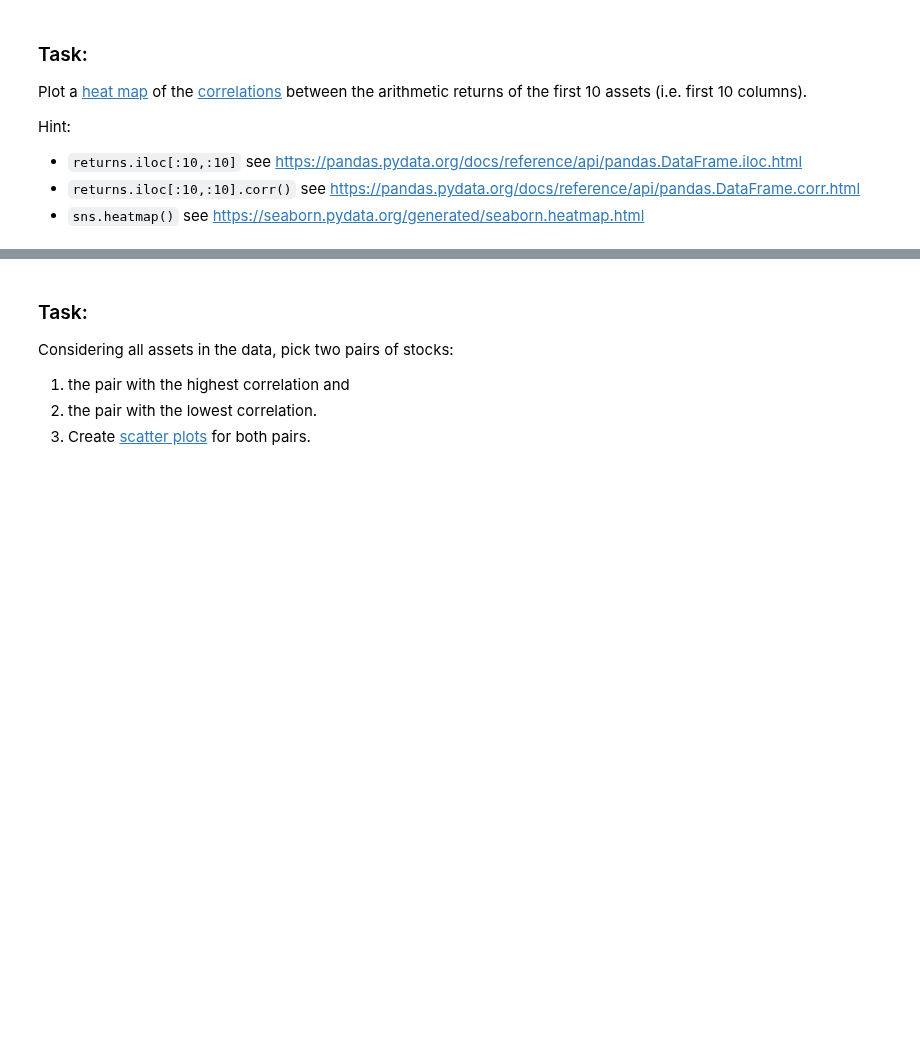
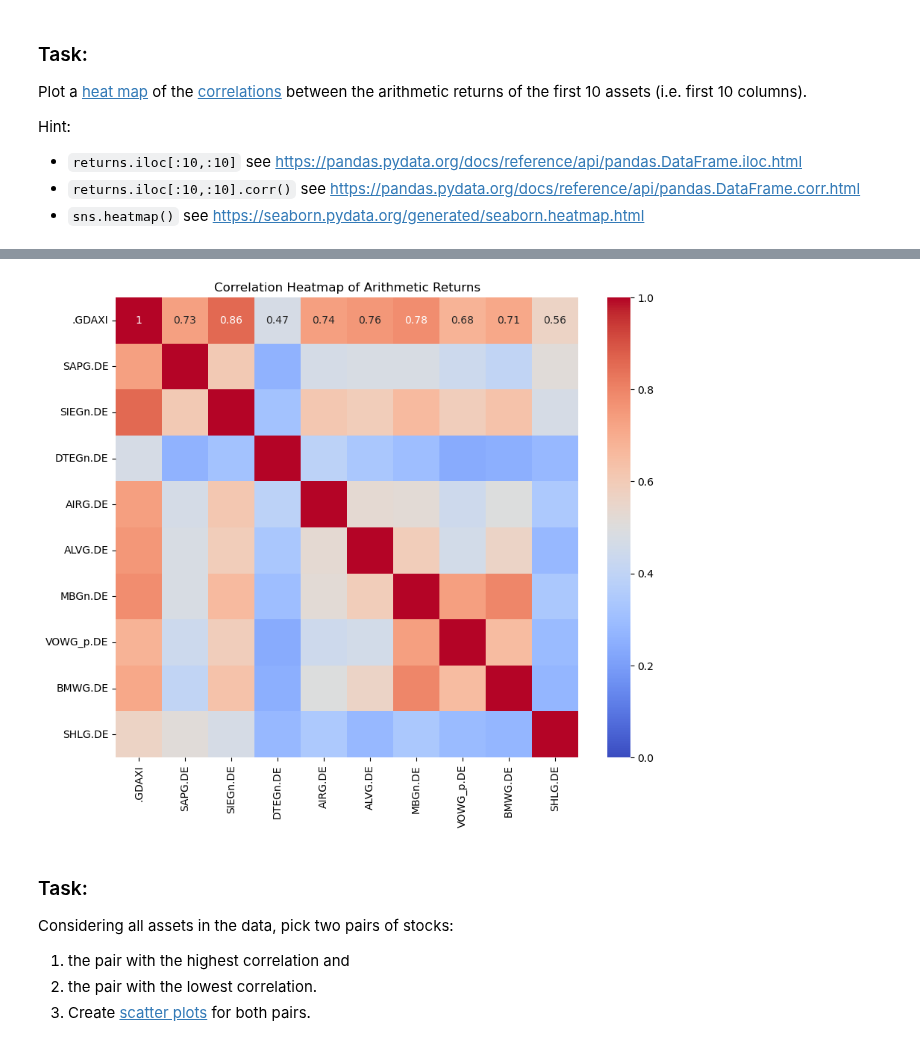
Before and after one commit to iwh-halle/fdap-2024-julian-456, a Jupyter notebook: homework/02_python.ipynb, the cells around one changed output, grey strips where cells are left out. Drawn from its saved outputs; the diff is of its cells as text; code cells hidden in the pictures; blank space fills up the shorter version.

Commit message:
Created Heatmap

```diff
--- a/homework/02_python.ipynb
+++ b/homework/02_python.ipynb
@@ -287,3 +268,23 @@ Hint:
+# %%
+import pandas as pd
+import seaborn as sns
+import matplotlib.pyplot as plt
+
+# Assuming the arithmetic returns are stored in a DataFrame called 'arithmetic_returns'
+correlation_matrix = returns.iloc[1:, 1:11].corr()
+
+# Plotting the heatmap
+plt.figure(figsize=(10, 8))
+sns.heatmap(correlation_matrix, annot=True, cmap='coolwarm', vmin=0, vmax=1)
+plt.title('Correlation Heatmap of Arithmetic Returns')
+
+# save
+plt.savefig('02_python_Heatmap_of_Arithmetic_Returns.png')
+
+#show
+plt.show()
+# %% [output]
+[figure, added]
 # %% [markdown]
 ### Task:
 
```
Also changed, not shown: parts of 1 cell of this notebook, 1 other file.
